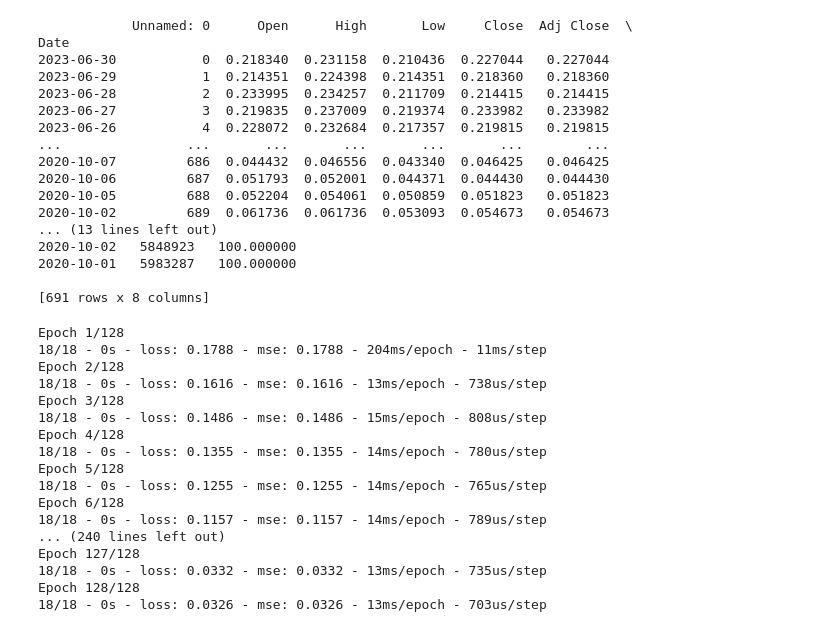
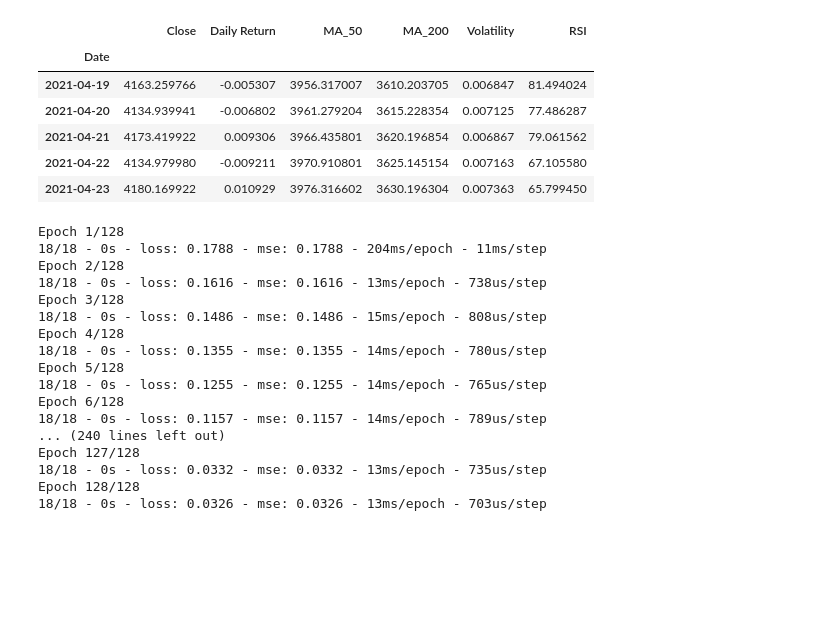
Before and after one commit to jona-tech/milestone-project-5, a Jupyter notebook: jupyter_notebooks/prediction_model.ipynb, the cells around one changed output. Saved outputs shown, nothing was run; the diff lists cells and outputs as text; code cells hidden in the pictures; blank space fills up the shorter version.

```diff
--- a/jupyter_notebooks/prediction_model.ipynb
+++ b/jupyter_notebooks/prediction_model.ipynb
@@ -8,4 +9,14 @@ from sklearn.model_selection import train_test_split
 # %%
-df = pd.read_csv('/Users/jotech/Milestone Repo/milestone-project-5/data/clean_stock.csv')
-df['Date'] = pd.to_datetime(df['Date'])
-df.set_index('Date', inplace=True)
+df = pd.read_csv('/Users/jotech/Milestone Repo/milestone-project-5/data/clean_engineered_stock.csv', index_col='Date')
+# %%
+df.dropna(inplace=True)
+# %%
+df.head()
+# %% [output]
+|  | Close | Daily Return | MA_50 | MA_200 | Volatility | RSI |
+| Date |  |  |  |  |  |  |
+| 2021-04-19 | 4163.259766 | -0.005307 | 3956.317007 | 3610.203705 | 0.006847 | 81.494024 |
+| 2021-04-20 | 4134.939941 | -0.006802 | 3961.279204 | 3615.228354 | 0.007125 | 77.486287 |
+| 2021-04-21 | 4173.419922 | 0.009306 | 3966.435801 | 3620.196854 | 0.006867 | 79.061562 |
+| 2021-04-22 | 4134.979980 | -0.009211 | 3970.910801 | 3625.145154 | 0.007163 | 67.105580 |
+| 2021-04-23 | 4180.169922 | 0.010929 | 3976.316602 | 3630.196304 | 0.007363 | 65.799450 |
@@ -15,20 +29,0 @@ df_scaled = scaler.fit_transform(df.values.reshape(-1, 1))
-# %%
-print(df)
-# %% [output]
-            Unnamed: 0      Open      High       Low     Close  Adj Close  \
-Date
-2023-06-30           0  0.218340  0.231158  0.210436  0.227044   0.227044
-2023-06-29           1  0.214351  0.224398  0.214351  0.218360   0.218360
-2023-06-28           2  0.233995  0.234257  0.211709  0.214415   0.214415
-2023-06-27           3  0.219835  0.237009  0.219374  0.233982   0.233982
-2023-06-26           4  0.228072  0.232684  0.217357  0.219815   0.219815
-...                ...       ...       ...       ...       ...        ...
-2020-10-07         686  0.044432  0.046556  0.043340  0.046425   0.046425
-2020-10-06         687  0.051793  0.052001  0.044371  0.044430   0.044430
-2020-10-05         688  0.052204  0.054061  0.050859  0.051823   0.051823
-2020-10-02         689  0.061736  0.061736  0.053093  0.054673   0.054673
-... (13 lines left out)
-2020-10-02   5848923   100.000000
-2020-10-01   5983287   100.000000
-
-[691 rows x 8 columns]
```
Also changed, not shown: parts of 7 cells of this notebook, 2 other files.
